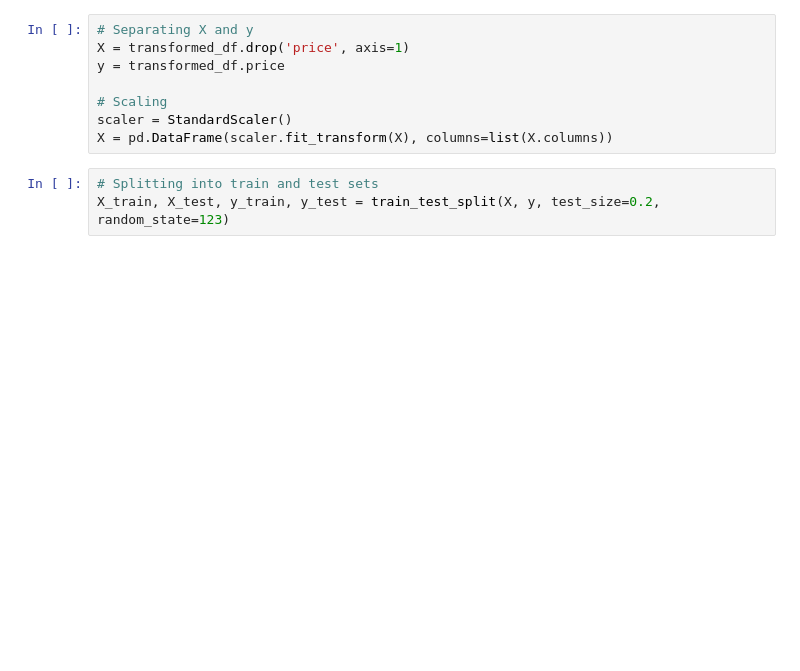
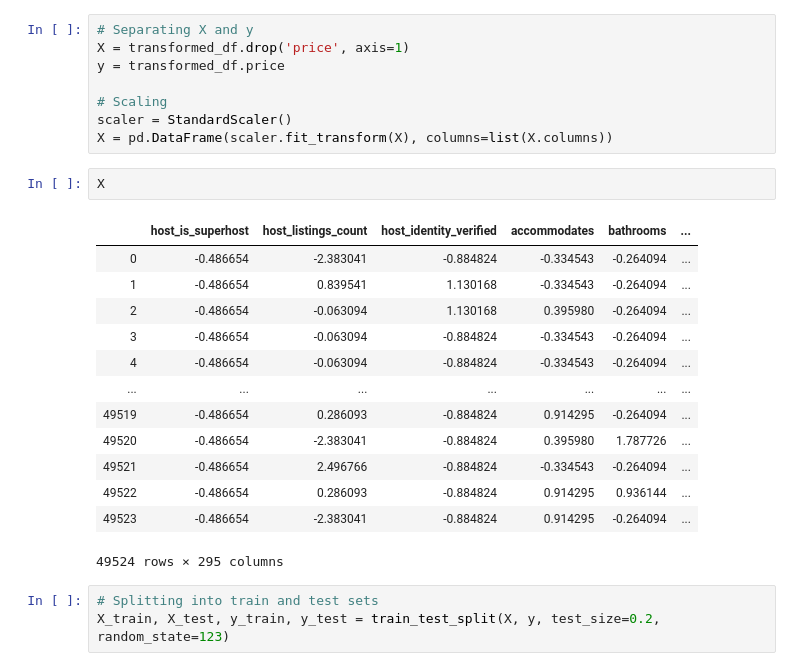
Before and after one commit to Justin-FrankGH/project3, a Jupyter notebook: jupyter_notebooks/xgboost_airbnb_ny.ipynb, the cells around one changed output. Drawn from its saved outputs; the diff is of its cells as text; blank space fills up the shorter version.

```diff
--- a/jupyter_notebooks/xgboost_airbnb_ny.ipynb
+++ b/jupyter_notebooks/xgboost_airbnb_ny.ipynb
@@ -658,6 +919,22 @@ y = transformed_df.price
 # Scaling
 scaler = StandardScaler()
 X = pd.DataFrame(scaler.fit_transform(X), columns=list(X.columns))
+# %%
+X
+# %% [output]
+|  | host_is_superhost | host_listings_count | host_identity_verified | accommodates | bathrooms | ... |
+| 0 | -0.486654 | -2.383041 | -0.884824 | -0.334543 | -0.264094 | ... |
+| 1 | -0.486654 | 0.839541 | 1.130168 | -0.334543 | -0.264094 | ... |
+| 2 | -0.486654 | -0.063094 | 1.130168 | 0.395980 | -0.264094 | ... |
+| 3 | -0.486654 | -0.063094 | -0.884824 | -0.334543 | -0.264094 | ... |
+| 4 | -0.486654 | -0.063094 | -0.884824 | -0.334543 | -0.264094 | ... |
+| ... | ... | ... | ... | ... | ... | ... |
+| 49519 | -0.486654 | 0.286093 | -0.884824 | 0.914295 | -0.264094 | ... |
+| 49520 | -0.486654 | -2.383041 | -0.884824 | 0.395980 | 1.787726 | ... |
+| 49521 | -0.486654 | 2.496766 | -0.884824 | -0.334543 | -0.264094 | ... |
+| 49522 | -0.486654 | 0.286093 | -0.884824 | 0.914295 | 0.936144 | ... |
+| 49523 | -0.486654 | -2.383041 | -0.884824 | 0.914295 | -0.264094 | ... |
+49524 rows × 295 columns
 # %%
 # Splitting into train and test sets
 X_train, X_test, y_train, y_test = train_test_split(X, y, test_size=0.2, random_state=123)
```
Also changed, not shown: parts of 71 cells of this notebook, 7 other files.
